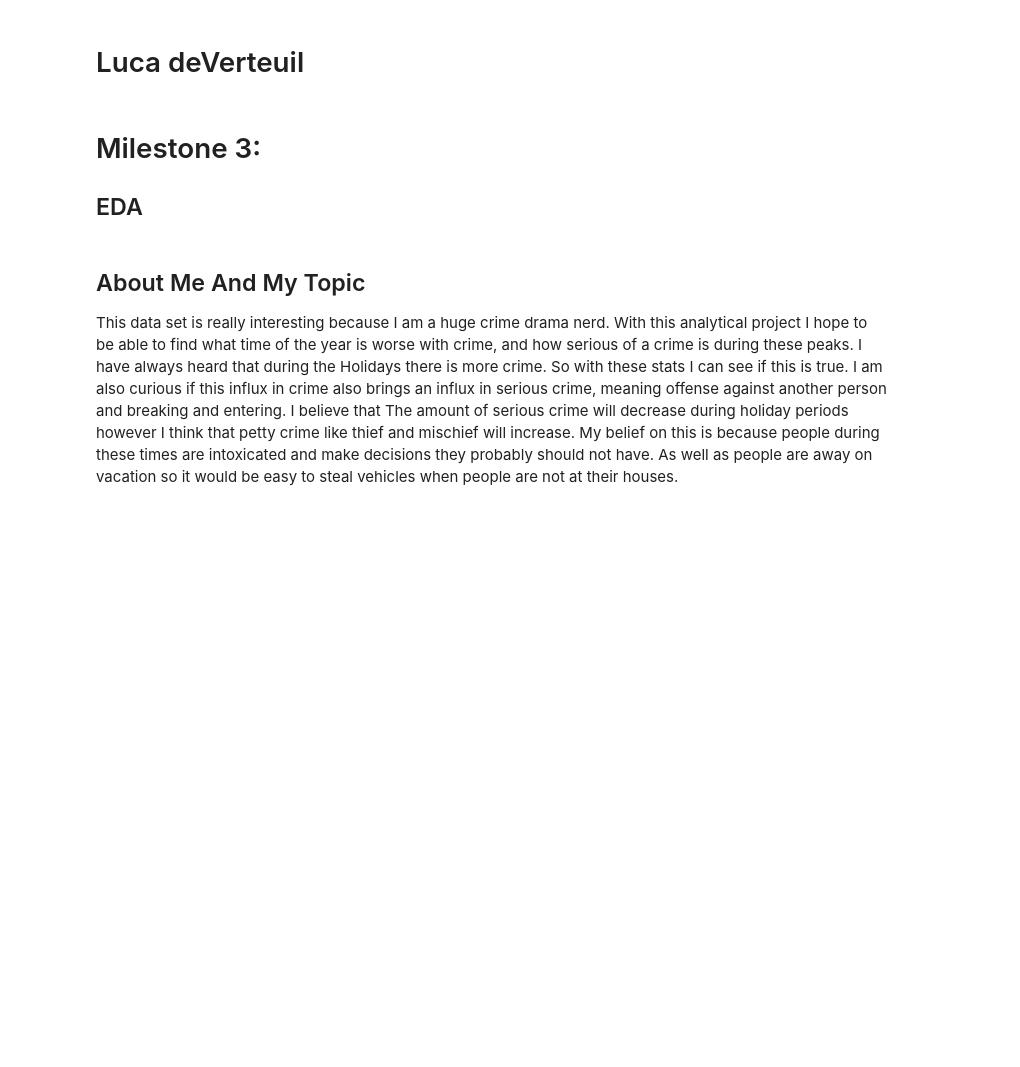
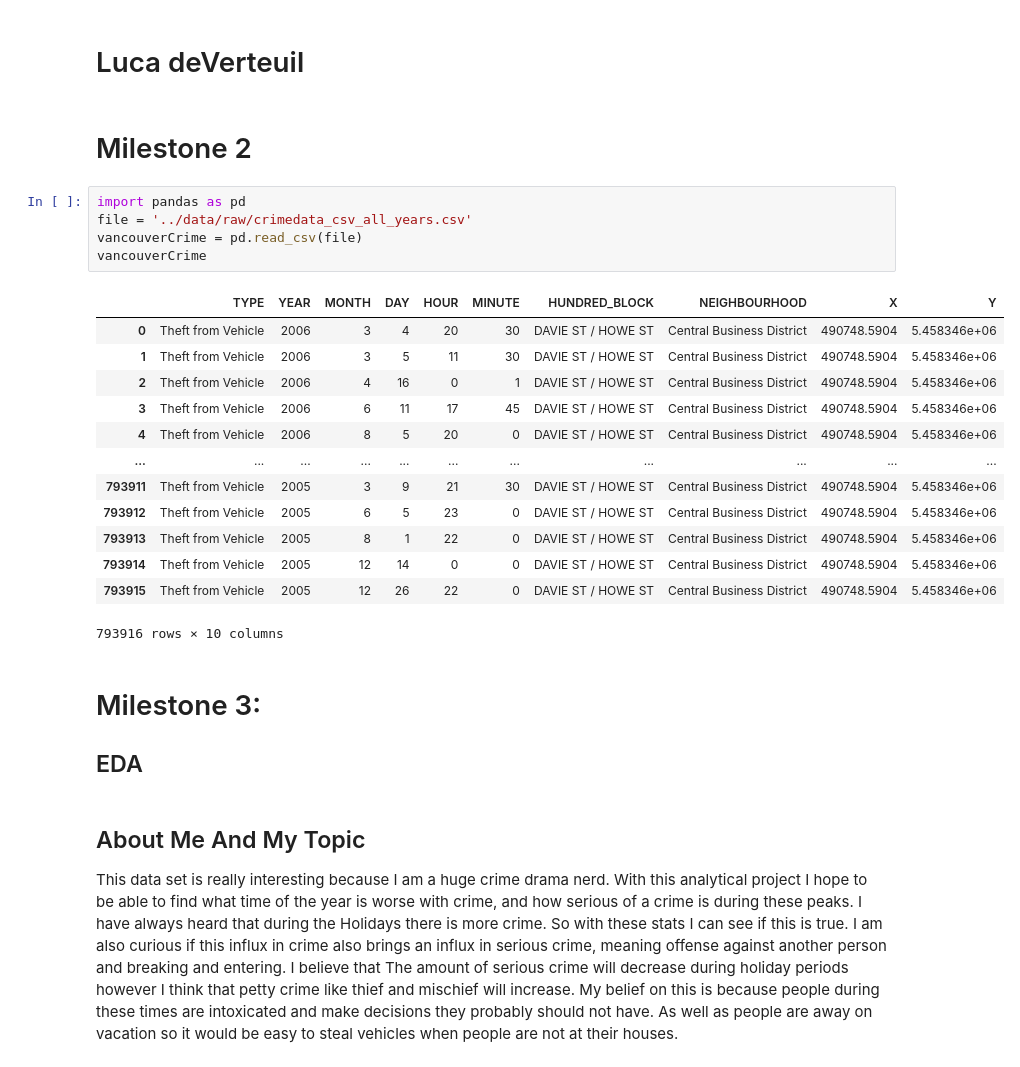
Before and after one commit to ubco-W2022T1-cosc301/project-group11, a Jupyter notebook: notebooks/analysis1.ipynb, the cells around one changed output. Saved outputs shown, nothing was run; the diff lists cells and outputs as text; blank space fills up the shorter version.

```diff
--- a/notebooks/analysis1.ipynb
+++ b/notebooks/analysis1.ipynb
@@ -1,5 +1,26 @@
 # %% [markdown]
 # Luca deVerteuil
+# %% [markdown]
+# Milestone 2
+# %%
+import pandas as pd
+file = '../data/raw/crimedata_csv_all_years.csv'
+vancouverCrime = pd.read_csv(file)
+vancouverCrime
+# %% [output]
+|  | TYPE | YEAR | MONTH | DAY | HOUR | MINUTE | HUNDRED_BLOCK | NEIGHBOURHOOD | X | Y |
+| 0 | Theft from Vehicle | 2006 | 3 | 4 | 20 | 30 | DAVIE ST / HOWE ST | Central Business District | 490748.5904 | 5.458346e+06 |
+| 1 | Theft from Vehicle | 2006 | 3 | 5 | 11 | 30 | DAVIE ST / HOWE ST | Central Business District | 490748.5904 | 5.458346e+06 |
+| 2 | Theft from Vehicle | 2006 | 4 | 16 | 0 | 1 | DAVIE ST / HOWE ST | Central Business District | 490748.5904 | 5.458346e+06 |
+| 3 | Theft from Vehicle | 2006 | 6 | 11 | 17 | 45 | DAVIE ST / HOWE ST | Central Business District | 490748.5904 | 5.458346e+06 |
+| 4 | Theft from Vehicle | 2006 | 8 | 5 | 20 | 0 | DAVIE ST / HOWE ST | Central Business District | 490748.5904 | 5.458346e+06 |
+| ... | ... | ... | ... | ... | ... | ... | ... | ... | ... | ... |
+| 793911 | Theft from Vehicle | 2005 | 3 | 9 | 21 | 30 | DAVIE ST / HOWE ST | Central Business District | 490748.5904 | 5.458346e+06 |
+| 793912 | Theft from Vehicle | 2005 | 6 | 5 | 23 | 0 | DAVIE ST / HOWE ST | Central Business District | 490748.5904 | 5.458346e+06 |
+| 793913 | Theft from Vehicle | 2005 | 8 | 1 | 22 | 0 | DAVIE ST / HOWE ST | Central Business District | 490748.5904 | 5.458346e+06 |
+| 793914 | Theft from Vehicle | 2005 | 12 | 14 | 0 | 0 | DAVIE ST / HOWE ST | Central Business District | 490748.5904 | 5.458346e+06 |
+| 793915 | Theft from Vehicle | 2005 | 12 | 26 | 22 | 0 | DAVIE ST / HOWE ST | Central Business District | 490748.5904 | 5.458346e+06 |
+793916 rows × 10 columns
 # %% [markdown]
 # Milestone 3:
 ## EDA
```
Also changed, not shown: parts of 22 cells of this notebook.
